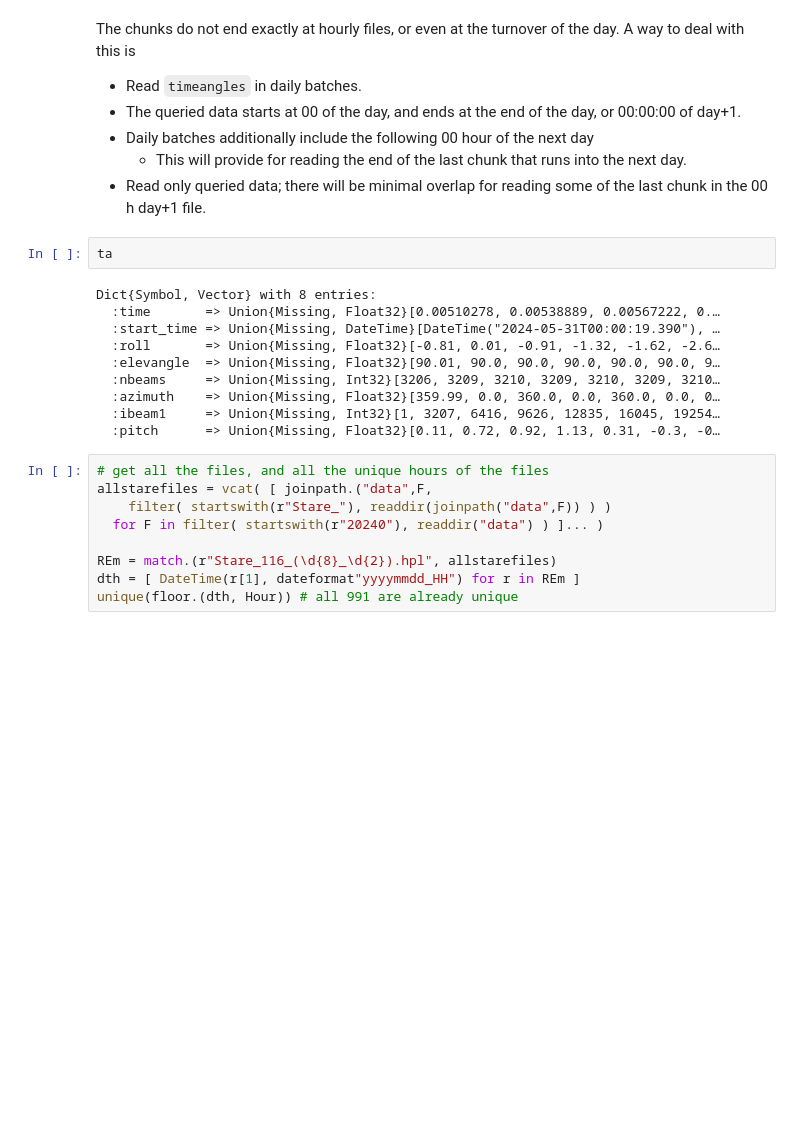
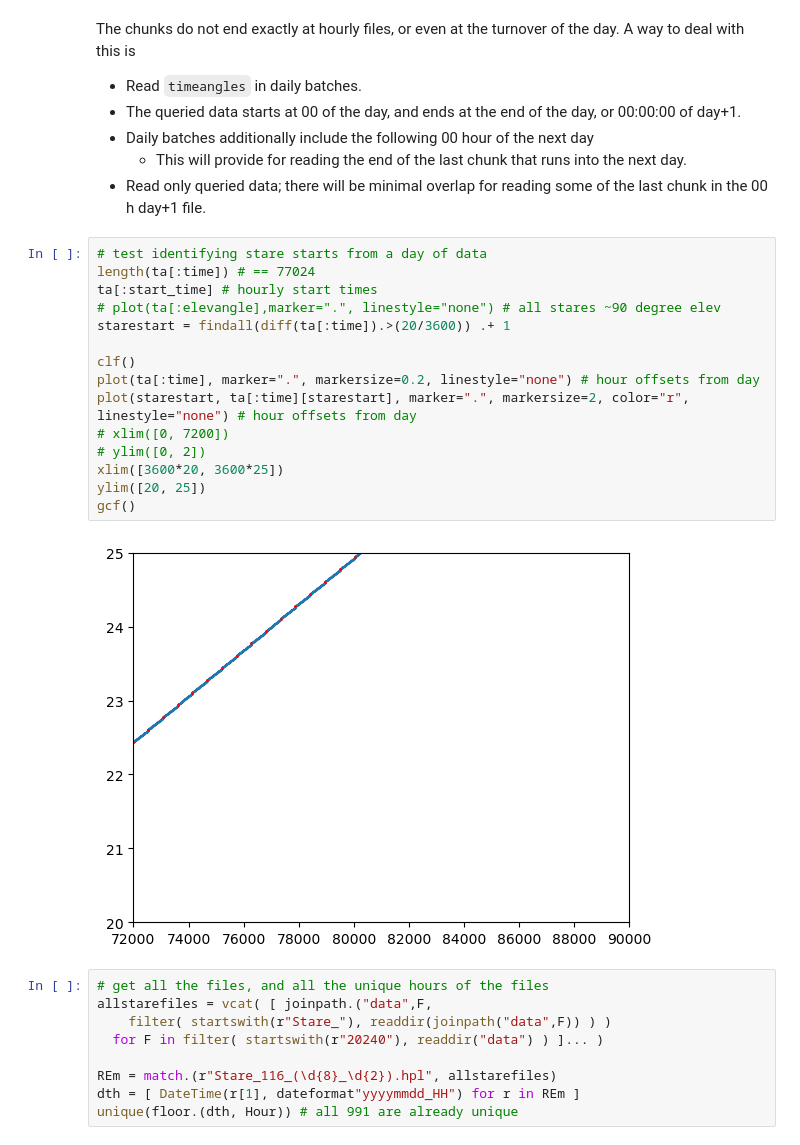
Before and after one commit to deszoeke/lidar, a Jupyter notebook: lidar_turbulence.ipynb, the cells around one changed output. Drawn from its saved outputs; the diff is of its cells as text; blank space fills up the shorter version.

Commit message:
example read stare over 0Z in lidar_turbulence.ipynb

```diff
--- a/lidar_turbulence.ipynb
+++ b/lidar_turbulence.ipynb
@@ -555,18 +588,23 @@ of the day. A way to deal with this is
    end of the last chunk that runs into the next day.
  - Read only queried data; there will be minimal overlap for reading
    some of the last chunk in the 00 h day+1 file.
-# %%
-ta
-# %% [output]
-Dict{Symbol, Vector} with 8 entries:
-  :time       => Union{Missing, Float32}[0.00510278, 0.00538889, 0.00567222, 0.…
-  :start_time => Union{Missing, DateTime}[DateTime("2024-05-31T00:00:19.390"), …
-  :roll       => Union{Missing, Float32}[-0.81, 0.01, -0.91, -1.32, -1.62, -2.6…
-  :elevangle  => Union{Missing, Float32}[90.01, 90.0, 90.0, 90.0, 90.0, 90.0, 9…
-  :nbeams     => Union{Missing, Int32}[3206, 3209, 3210, 3209, 3210, 3209, 3210…
-  :azimuth    => Union{Missing, Float32}[359.99, 0.0, 360.0, 0.0, 360.0, 0.0, 0…
-  :ibeam1     => Union{Missing, Int32}[1, 3207, 6416, 9626, 12835, 16045, 19254…
-  :pitch      => Union{Missing, Float32}[0.11, 0.72, 0.92, 1.13, 0.31, -0.3, -0…
+# %%
+# test identifying stare starts from a day of data
+length(ta[:time]) # == 77024
+ta[:start_time] # hourly start times
+# plot(ta[:elevangle],marker=".", linestyle="none") # all stares ~90 degree elev
+starestart = findall(diff(ta[:time]).>(20/3600)) .+ 1
+
+clf()
+plot(ta[:time], marker=".", markersize=0.2, linestyle="none") # hour offsets from day
+plot(starestart, ta[:time][starestart], marker=".", markersize=2, color="r", linestyle="none") # hour offsets from day
+# xlim([0, 7200])
+# ylim([0, 2])
+xlim([3600*20, 3600*25])
+ylim([20, 25])
+gcf()
+# %% [output]
+[figure, added]
 # %%
 # get all the files, and all the unique hours of the files
 allstarefiles = vcat( [ joinpath.("data",F,
```
Also changed, not shown: parts of 4 cells of this notebook, 2 other files.
